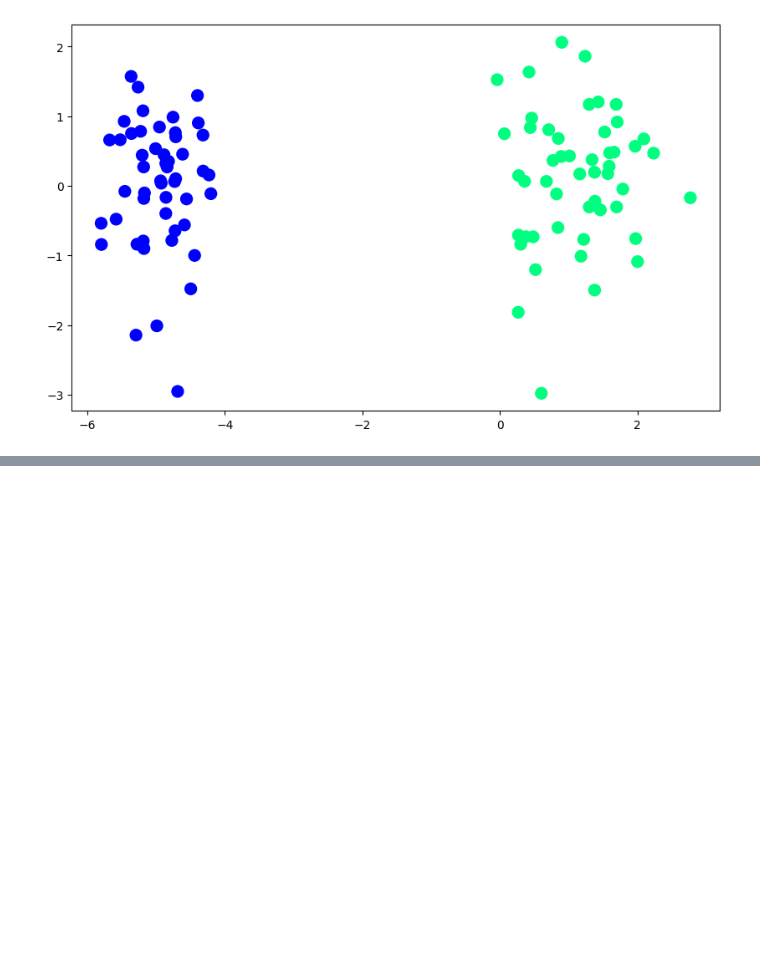
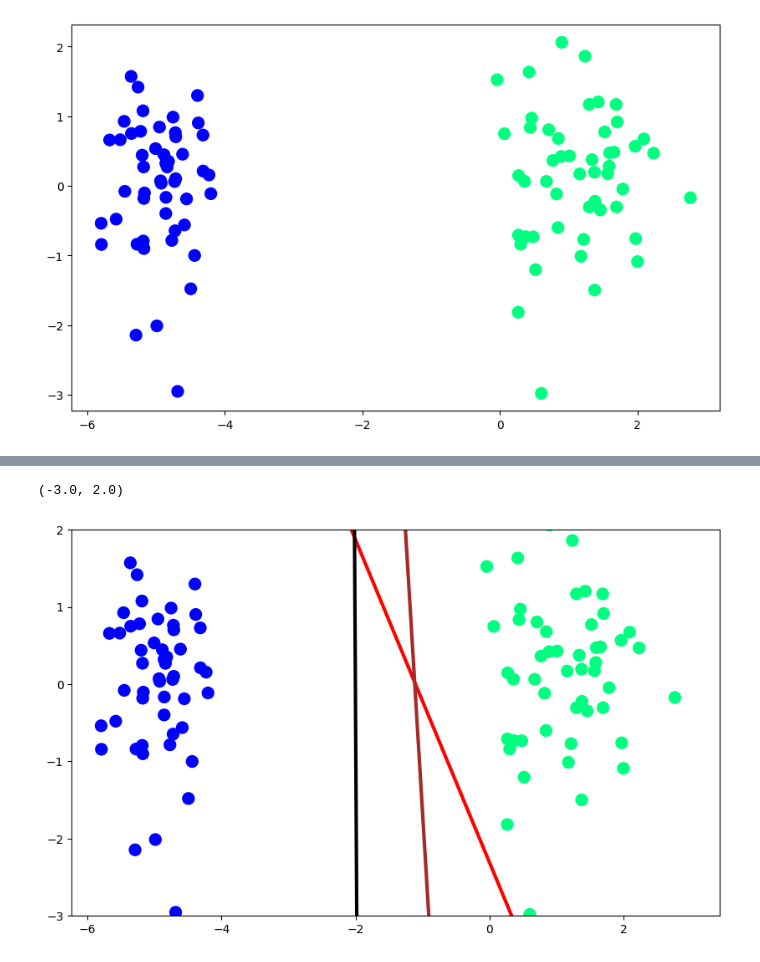
Before and after one commit to shivamy009/MachineLearning, a Jupyter notebook: logisticRegre.ipynb, the cells around one changed output, grey strips where cells are left out. Saved outputs shown, nothing was run; the diff lists cells and outputs as text; code cells hidden in the pictures; blank space fills up the shorter version.

```diff
--- a/logisticRegre.ipynb
+++ b/logisticRegre.ipynb
@@ -50,0 +76,13 @@ plt.ylim(-3,2)
+# %%
+def perceptron(X,y):
+
+    X = np.insert(X,0,1,axis=1)
+    weights = np.ones(X.shape[1])
+    lr = 0.1
+
+    for i in range(1000):
+        j = np.random.randint(0,100)
+        y_hat = sigmoid(np.dot(X[j],weights))
+        weights = weights + lr*(y[j]-y_hat)*X[j]
+
+    return weights[0],weights[1:]
@@ -50,0 +92,18 @@ plt.ylim(-3,2)
+# %%
+intercept_,coef_ = perceptron(X,y)
+# %%
+m = -(coef_[0]/coef_[1])
+b = -(intercept_/coef_[1])
+# %%
+x_input2 = np.linspace(-3,3,100)
+y_input2 = m*x_input + b
+# %%
+plt.figure(figsize=(10,6))
+plt.plot(x_input,y_input,color='red',linewidth=3)
+plt.plot(x_input1,y_input1,color='black',linewidth=3)
+plt.plot(x_input2,y_input2,color='brown',linewidth=3)
+plt.scatter(X[:,0],X[:,1],c=y,cmap='winter',s=100)
+plt.ylim(-3,2)
+# %% [output]
+(-3.0, 2.0)
+[figure, added]
```
Also changed, not shown: parts of 9 cells of this notebook.
